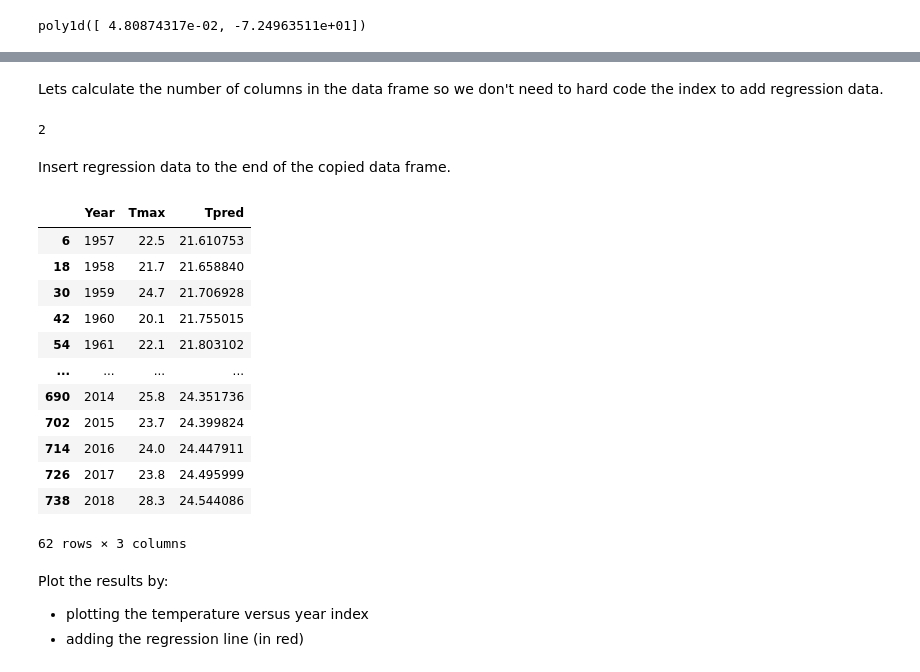
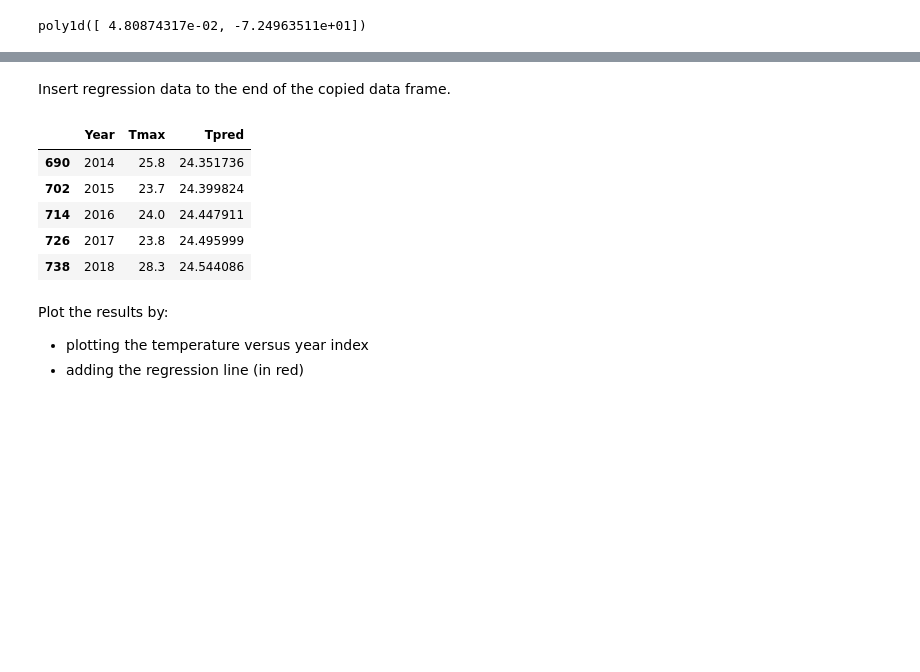
Before and after one commit to frankhjung/jupyter-examples, a Jupyter notebook: linear_regression_numpy.ipynb, the cells around one changed output, grey strips where cells are left out. Cells and saved outputs as stored; diff of their text form; code cells hidden in the pictures; blank space fills up the shorter version.

```diff
--- a/linear_regression_numpy.ipynb
+++ b/linear_regression_numpy.ipynb
@@ -43,5 +36,5 @@ Get a subset of the data, namely just the month of July:
 # %%
 # summer month in London is July
-july = weather.query('Month == 7').loc[:, ['Year', 'Tmax', 'Tmin']]
-july
+july = weather.query('Month == 7').loc[:, ['Year', 'Tmax']]
+july.head()
 # %% [output]
@@ -89,5 +76,5 @@ Copy July as we are about to append to it.
 # %%
-july_pred = july.loc[:,['Year', 'Tmax']]
-july_pred
+july_pred = july[['Year', 'Tmax']].copy(deep=True)
+july_pred.tail()
 # %% [output]
 |  | Year | Tmax |
@@ -106,30 +86,16 @@ july_pred
-# %% [markdown]
-Lets calculate the number of columns in the data frame so we don't need to hard code the index to add regression data.
-# %%
-cols = len(july_pred.columns)
-cols
-# %% [output]
-2
 # %% [markdown]
 Insert regression data to the end of the copied data frame.
 # %%
-# insert linear regression polynomial to end of data frame
-july_pred.insert(loc=cols, column='Tpred', value=f(july['Year']))
-july_pred
+# add new column containing linear regression polynomial
+july_pred['Tpred'] = f(july['Year'])
+july_pred.tail()
 # %% [output]
 |  | Year | Tmax | Tpred |
-| 6 | 1957 | 22.5 | 21.610753 |
-| 18 | 1958 | 21.7 | 21.658840 |
-| 30 | 1959 | 24.7 | 21.706928 |
-| 42 | 1960 | 20.1 | 21.755015 |
-| 54 | 1961 | 22.1 | 21.803102 |
-| ... | ... | ... | ... |
 | 690 | 2014 | 25.8 | 24.351736 |
 | 702 | 2015 | 23.7 | 24.399824 |
 | 714 | 2016 | 24.0 | 24.447911 |
 | 726 | 2017 | 23.8 | 24.495999 |
 | 738 | 2018 | 28.3 | 24.544086 |
-62 rows × 3 columns
 # %% [markdown]
 Plot the results by:
 
```
Also changed, not shown: parts of 14 cells of this notebook.
